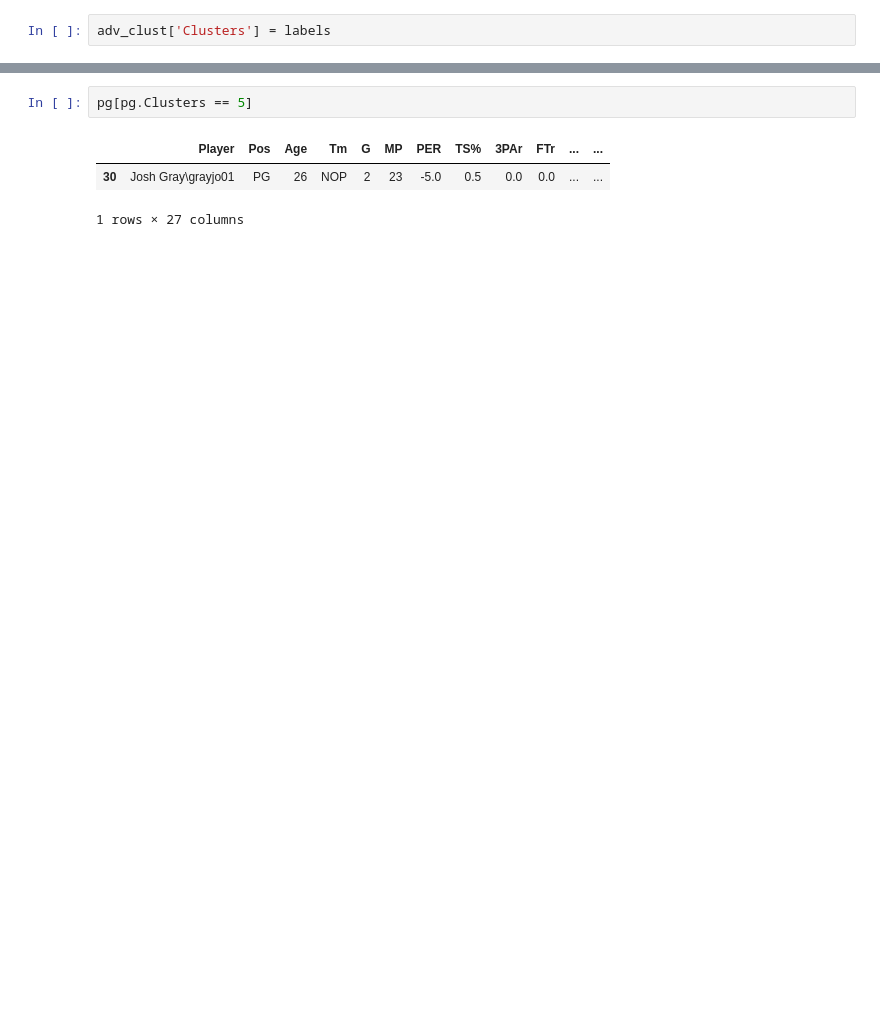
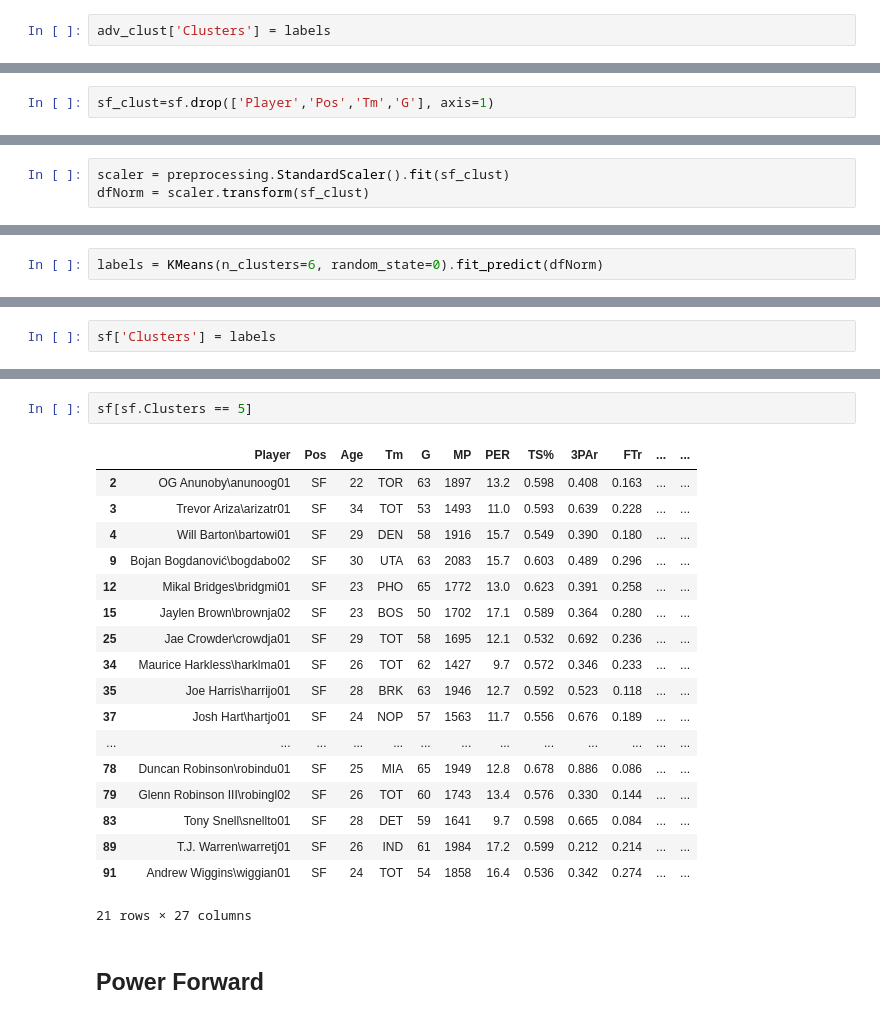
Before and after one commit to cmarshall1999/NBA-Clustering, a Jupyter notebook: NBA_Clustering.ipynb, the cells around one changed output, grey strips where cells are left out. Saved outputs shown, nothing was run; the diff lists cells and outputs as text; blank space fills up the shorter version.

Commit message:
Clustering of all positions

```diff
--- a/NBA_Clustering.ipynb
+++ b/NBA_Clustering.ipynb
@@ -718,0 +1214,2 @@ pg[pg.Clusters == 4]
+# %%
+sf_clust=sf.drop(['Player','Pos','Tm','G'], axis=1)
@@ -718,0 +1229,3 @@ pg[pg.Clusters == 4]
+# %%
+scaler = preprocessing.StandardScaler().fit(sf_clust)
+dfNorm = scaler.transform(sf_clust)
@@ -718,0 +1355,2 @@ pg[pg.Clusters == 4]
+# %%
+labels = KMeans(n_clusters=6, random_state=0).fit_predict(dfNorm)
@@ -718,0 +1359,2 @@ pg[pg.Clusters == 4]
+# %%
+sf['Clusters'] = labels
@@ -719,6 +1454,23 @@ pg[pg.Clusters == 4]
 # %%
-pg[pg.Clusters == 5]
+sf[sf.Clusters == 5]
 # %% [output]
 |  | Player | Pos | Age | Tm | G | MP | PER | TS% | 3PAr | FTr | ... | ... |
-| 30 | Josh Gray\grayjo01 | PG | 26 | NOP | 2 | 23 | -5.0 | 0.5 | 0.0 | 0.0 | ... | ... |
+| 2 | OG Anunoby\anunoog01 | SF | 22 | TOR | 63 | 1897 | 13.2 | 0.598 | 0.408 | 0.163 | ... | ... |
+| 3 | Trevor Ariza\arizatr01 | SF | 34 | TOT | 53 | 1493 | 11.0 | 0.593 | 0.639 | 0.228 | ... | ... |
+| 4 | Will Barton\bartowi01 | SF | 29 | DEN | 58 | 1916 | 15.7 | 0.549 | 0.390 | 0.180 | ... | ... |
+| 9 | Bojan Bogdanović\bogdabo02 | SF | 30 | UTA | 63 | 2083 | 15.7 | 0.603 | 0.489 | 0.296 | ... | ... |
+| 12 | Mikal Bridges\bridgmi01 | SF | 23 | PHO | 65 | 1772 | 13.0 | 0.623 | 0.391 | 0.258 | ... | ... |
+| 15 | Jaylen Brown\brownja02 | SF | 23 | BOS | 50 | 1702 | 17.1 | 0.589 | 0.364 | 0.280 | ... | ... |
+| 25 | Jae Crowder\crowdja01 | SF | 29 | TOT | 58 | 1695 | 12.1 | 0.532 | 0.692 | 0.236 | ... | ... |
+| 34 | Maurice Harkless\harklma01 | SF | 26 | TOT | 62 | 1427 | 9.7 | 0.572 | 0.346 | 0.233 | ... | ... |
+| 35 | Joe Harris\harrijo01 | SF | 28 | BRK | 63 | 1946 | 12.7 | 0.592 | 0.523 | 0.118 | ... | ... |
+| 37 | Josh Hart\hartjo01 | SF | 24 | NOP | 57 | 1563 | 11.7 | 0.556 | 0.676 | 0.189 | ... | ... |
+| ... | ... | ... | ... | ... | ... | ... | ... | ... | ... | ... | ... | ... |
+| 78 | Duncan Robinson\robindu01 | SF | 25 | MIA | 65 | 1949 | 12.8 | 0.678 | 0.886 | 0.086 | ... | ... |
+| 79 | Glenn Robinson III\robingl02 | SF | 26 | TOT | 60 | 1743 | 13.4 | 0.576 | 0.330 | 0.144 | ... | ... |
+| 83 | Tony Snell\snellto01 | SF | 28 | DET | 59 | 1641 | 9.7 | 0.598 | 0.665 | 0.084 | ... | ... |
+| 89 | T.J. Warren\warretj01 | SF | 26 | IND | 61 | 1984 | 17.2 | 0.599 | 0.212 | 0.214 | ... | ... |
+| 91 | Andrew Wiggins\wiggian01 | SF | 24 | TOT | 54 | 1858 | 16.4 | 0.536 | 0.342 | 0.274 | ... | ... |
-1 rows × 27 columns
+21 rows × 27 columns
+# %% [markdown]
+## Power Forward
```
Also changed, not shown: parts of 174 cells of this notebook.
